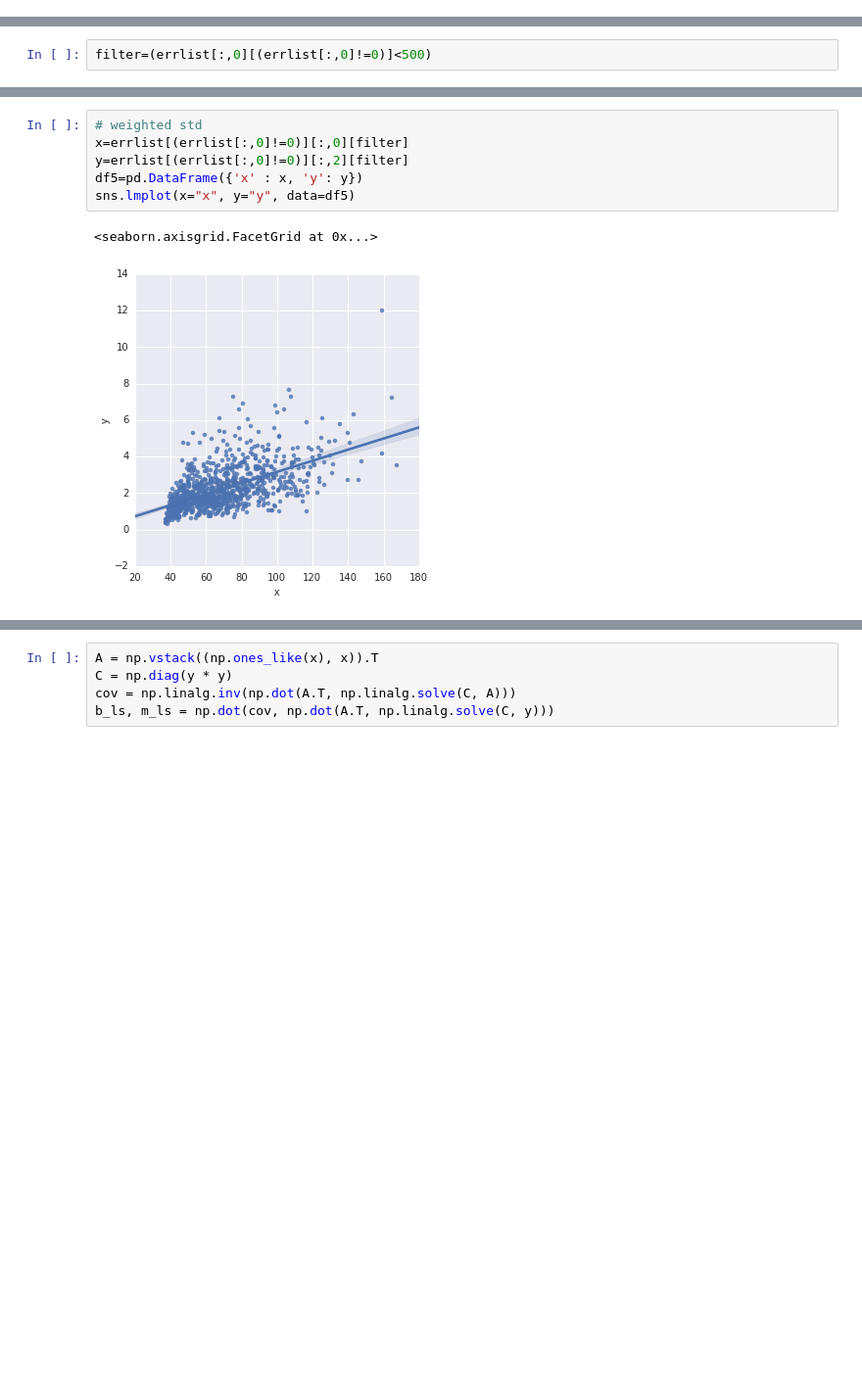
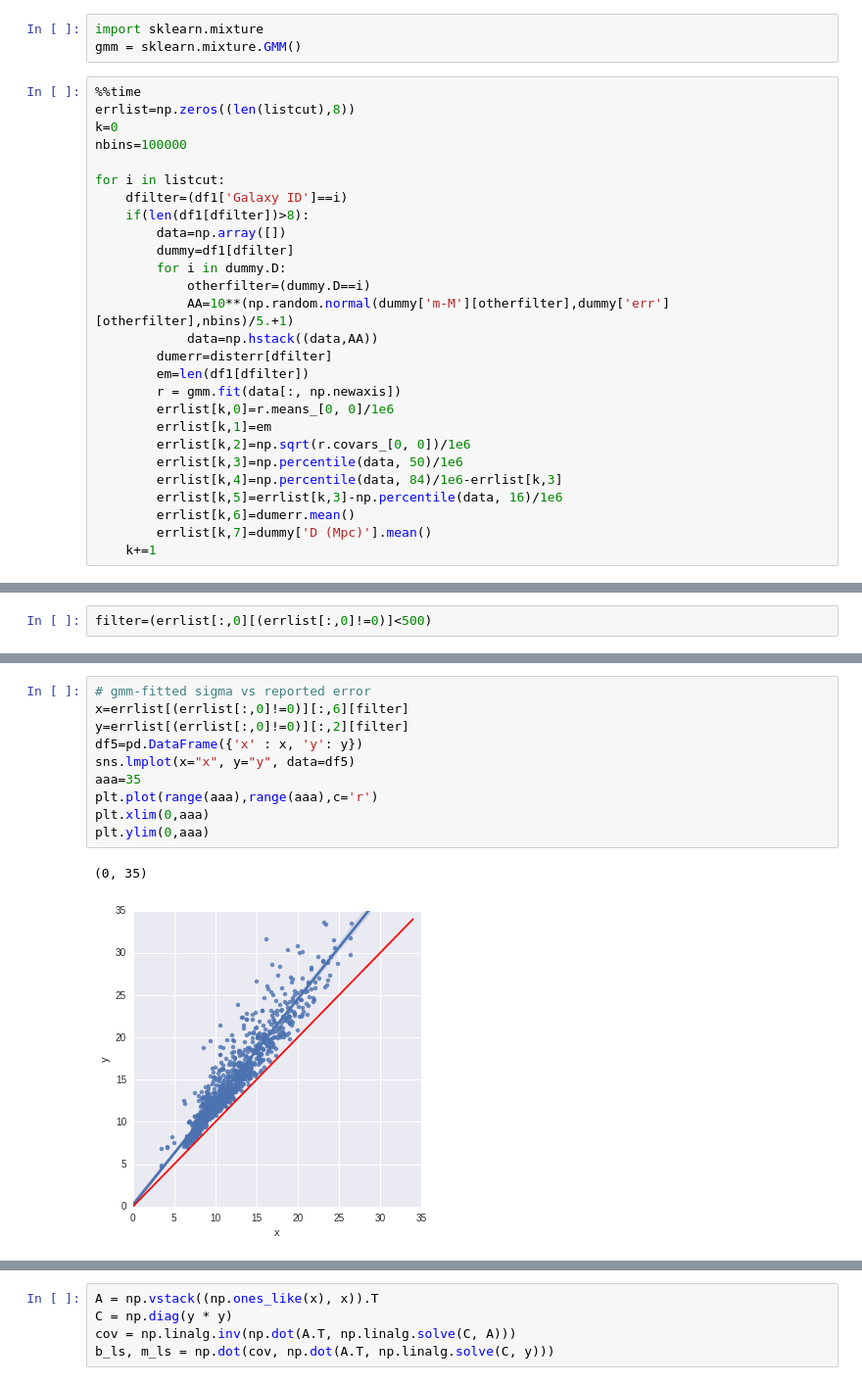
Before and after one commit to saint-germain/anisotropias, a Jupyter notebook: erroranalysis.ipynb, the cells around one changed output, grey strips where cells are left out. Shown at 98% size. Cells and saved outputs as stored; diff of their text form; blank space fills up the shorter version.

```diff
--- a/erroranalysis.ipynb
+++ b/erroranalysis.ipynb
@@ -107,0 +95,30 @@ for i in listcut:
+# %%
+import sklearn.mixture
+gmm = sklearn.mixture.GMM()
+# %%
+%%time
+errlist=np.zeros((len(listcut),8))
+k=0
+nbins=100000
+
+for i in listcut:
+    dfilter=(df1['Galaxy ID']==i)
+    if(len(df1[dfilter])>8):
+        data=np.array([])
+        dummy=df1[dfilter]
+        for i in dummy.D:
+            otherfilter=(dummy.D==i)
+            AA=10**(np.random.normal(dummy['m-M'][otherfilter],dummy['err'][otherfilter],nbins)/5.+1)
+            data=np.hstack((data,AA))
+        dumerr=disterr[dfilter]
+        em=len(df1[dfilter])
+        r = gmm.fit(data[:, np.newaxis])
+        errlist[k,0]=r.means_[0, 0]/1e6
+        errlist[k,1]=em
+        errlist[k,2]=np.sqrt(r.covars_[0, 0])/1e6
+        errlist[k,3]=np.percentile(data, 50)/1e6
+        errlist[k,4]=np.percentile(data, 84)/1e6-errlist[k,3]
+        errlist[k,5]=errlist[k,3]-np.percentile(data, 16)/1e6
+        errlist[k,6]=dumerr.mean()
+        errlist[k,7]=dummy['D (Mpc)'].mean()
+    k+=1
@@ -138,9 +236,13 @@ plt.ylim(0,20)
 # %%
-# weighted std
-x=errlist[(errlist[:,0]!=0)][:,0][filter]
+# gmm-fitted sigma vs reported error
+x=errlist[(errlist[:,0]!=0)][:,6][filter]
 y=errlist[(errlist[:,0]!=0)][:,2][filter]
 df5=pd.DataFrame({'x' : x, 'y': y})
 sns.lmplot(x="x", y="y", data=df5)
+aaa=35
+plt.plot(range(aaa),range(aaa),c='r')
+plt.xlim(0,aaa)
+plt.ylim(0,aaa)
 # %% [output]
-<seaborn.axisgrid.FacetGrid at 0x...>
+(0, 35)
-[figure, old version]
+[figure, new version]
```
Also changed, not shown: parts of 63 cells of this notebook.
